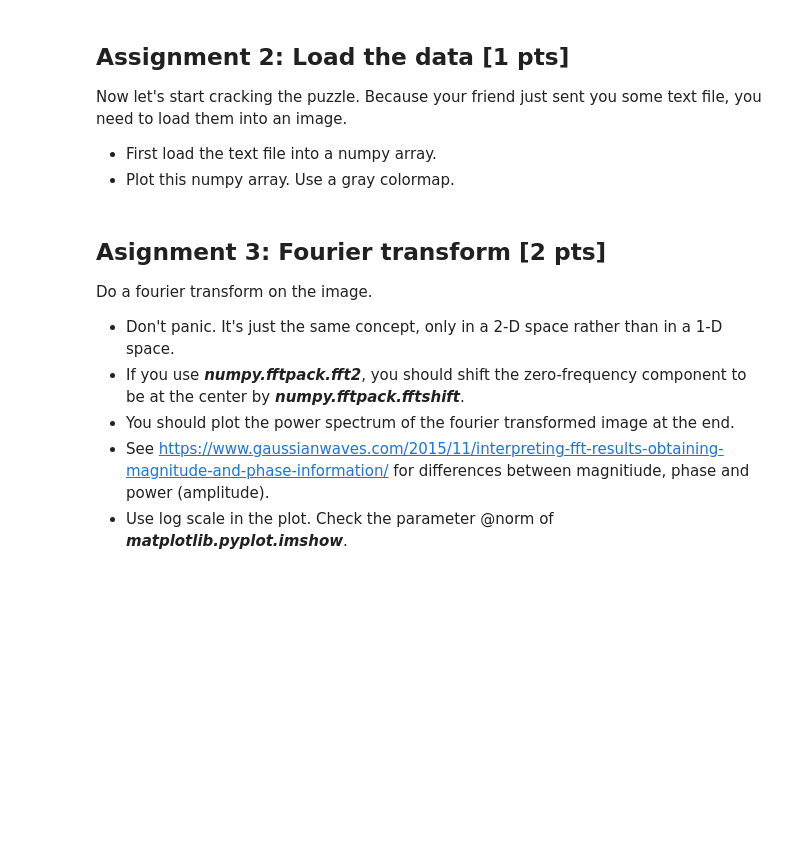
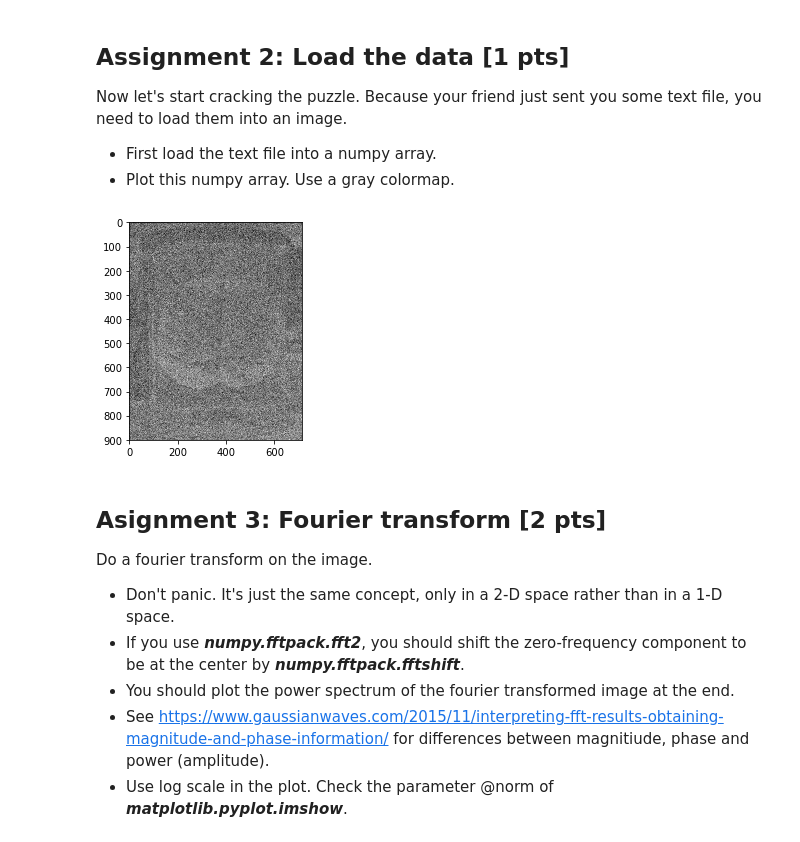
Before and after one commit to NBP-ACC/week-9-acc_7, a Jupyter notebook: sheet07.ipynb, the cells around one changed output. Cells and saved outputs as stored; diff of their text form; code cells hidden in the pictures; blank space fills up the shorter version.

```diff
--- a/sheet07.ipynb
+++ b/sheet07.ipynb
@@ -91,3 +90,12 @@ Now let's start cracking the puzzle. Because your friend just sent you some text
+# %%
+#load text file
+text = np.loadtxt(fname='important.txt')
+
+#Plot this numpy array
+plt.imshow(text, cmap='gray')
+plt.show()
+# %% [output]
+[figure, added]
 # %% [markdown]
 ## Asignment 3: Fourier transform [2 pts]
 Do a fourier transform on the image.
```
Also changed, not shown: parts of 6 cells of this notebook.
